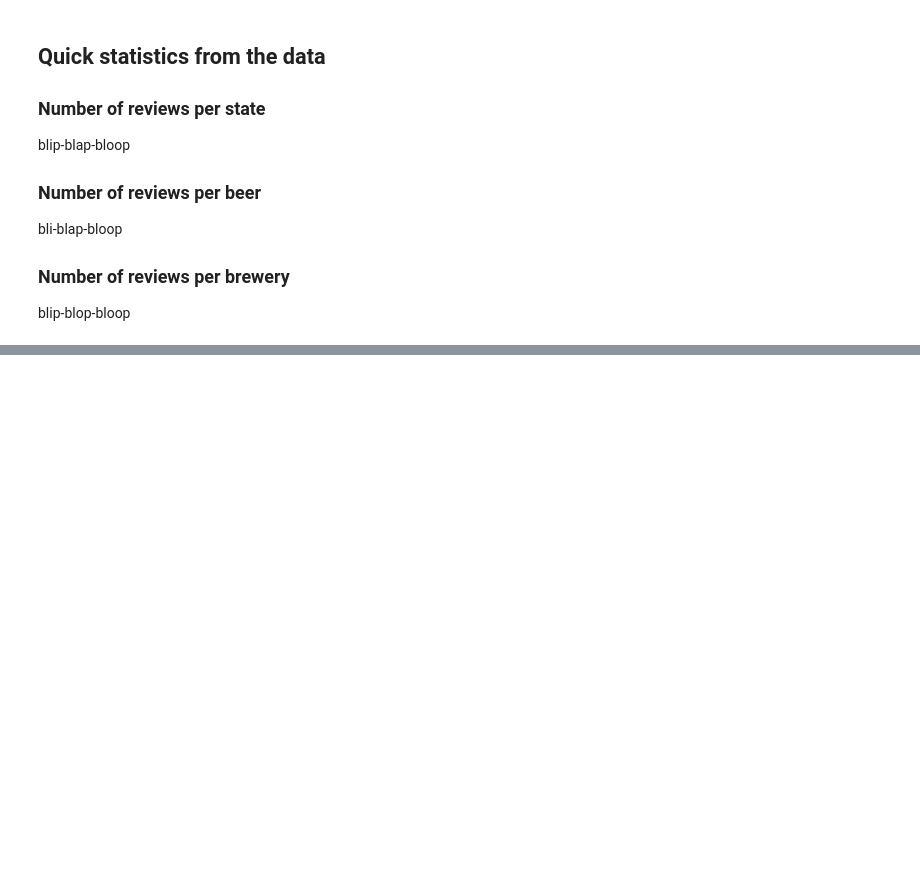
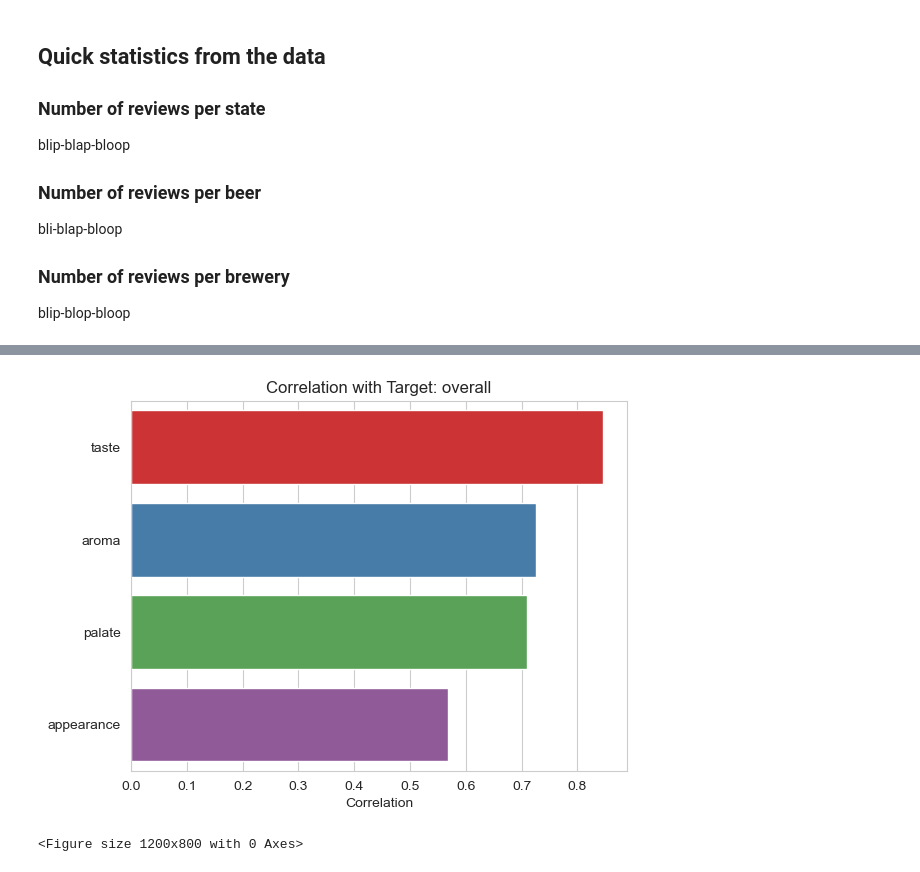
Before and after one commit to epfl-ada/ada-2022-project-datalcoholic, a Jupyter notebook: datalcholic_project.ipynb, the cells around one changed output, grey strips where cells are left out. Cells and saved outputs as stored; diff of their text form; code cells hidden in the pictures; blank space fills up the shorter version.

```diff
--- a/datalcholic_project.ipynb
+++ b/datalcholic_project.ipynb
@@ -381,0 +499,5 @@ blip-blop-bloop
+# %%
+
+# Create a correlation matrix
+corr_metrics = multi_reg_df.corr()
+corr_metrics.style.background_gradient(cmap='Blues')
@@ -381,0 +526,40 @@ blip-blop-bloop
+# %%
+factor_corr = corr_metrics[['overall']]\
+    .drop(['overall'])\
+    .reset_index()\
+    .sort_values('overall', ascending=True)
+
+# Plot it with Plotly
+p4 = [go.Bar(x = factor_corr['overall'],
+            y = factor_corr['index'],
+            hoverinfo='x',
+            text=factor_corr['overall'].round(2),
+            textposition = 'inside',
+            orientation = 'h',
+            opacity=0.7,
+            marker=dict(
+                color='rgb(1, 87, 155)'))]
+
+# Pieces of Flair
+layout = go.Layout(title='Correlation with Target: overall',
+                   xaxis=dict(title="Correlation",
+                              hoverformat = '.2f'),
+                   margin = dict(l = 130),
+                   font=dict(family='Courier New, monospace',
+                            color='dark gray'))
+
+fig = go.Figure(data=p4, layout=layout)
+
+# Plot it
+py.offline.iplot(fig)
+# %%
+# Method 4 - Bar Chart: Seaborn
+# Plot it with Seaborn just for fun
+sns.barplot(data=factor_corr.sort_values('overall', ascending=False), y="index",x="overall")
+plt.ylabel(""); plt.xlabel("Correlation")
+plt.title("Correlation with Target: overall")
+plt.figure(figsize=(12,8))
+plt.show()
+# %% [output]
+[figure, added]
+<Figure size 1200x800 with 0 Axes>
```
Also changed, not shown: parts of 23 cells of this notebook.
